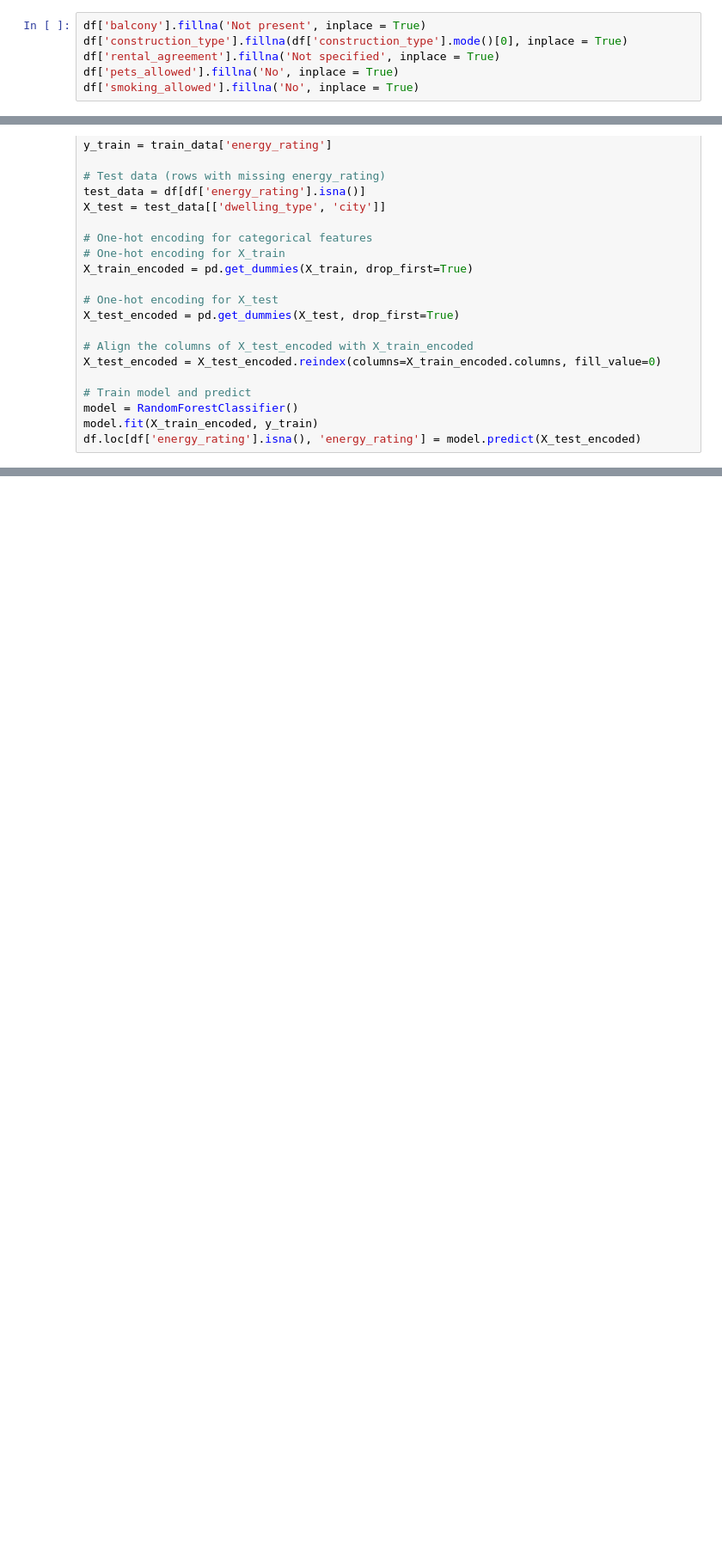
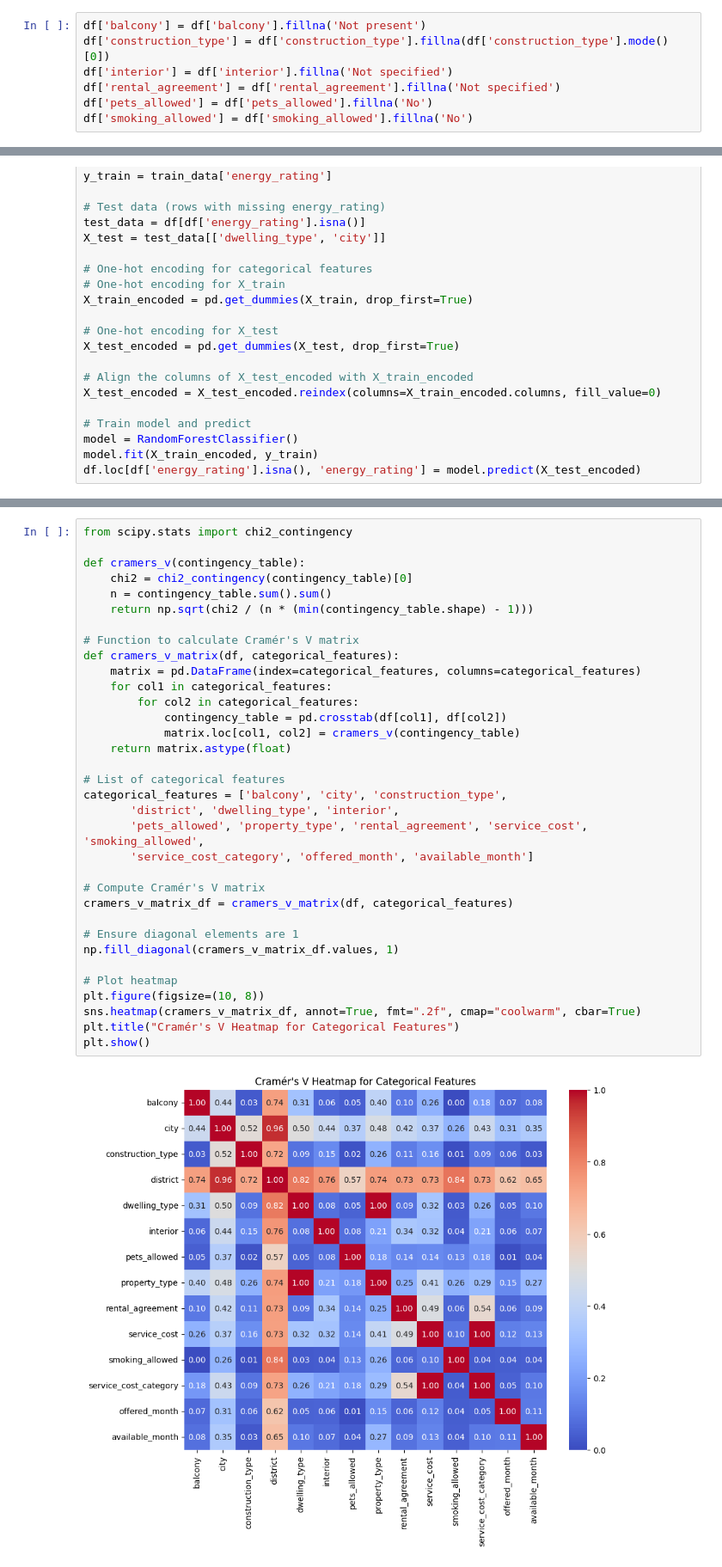
Before and after one commit to Yingtzudai/House-Searching-Helper, a Jupyter notebook: ML models.ipynb, the cells around one changed output, grey strips where cells are left out. Shown at 86% size. Saved outputs shown, nothing was run; the diff lists cells and outputs as text; blank space fills up the shorter version.

```diff
--- a/ML models.ipynb
+++ b/ML models.ipynb
@@ -64,8 +64,9 @@ print(df['pets_allowed'].unique())
 [None 'No' 'Yes']
 [None 'No' 'Yes']
 # %%
-df['balcony'].fillna('Not present', inplace = True)
-df['construction_type'].fillna(df['construction_type'].mode()[0], inplace = True)
-df['rental_agreement'].fillna('Not specified', inplace = True)
-df['pets_allowed'].fillna('No', inplace = True)
-df['smoking_allowed'].fillna('No', inplace = True)
+df['balcony'] = df['balcony'].fillna('Not present')
+df['construction_type'] = df['construction_type'].fillna(df['construction_type'].mode()[0])
+df['interior'] = df['interior'].fillna('Not specified')
+df['rental_agreement'] = df['rental_agreement'].fillna('Not specified')
+df['pets_allowed'] = df['pets_allowed'].fillna('No')
+df['smoking_allowed'] = df['smoking_allowed'].fillna('No')
@@ -262,0 +306,36 @@ df.loc[df['energy_rating'].isna(), 'energy_rating'] = model.predict(X_test_encod
+# %%
+from scipy.stats import chi2_contingency
+
+def cramers_v(contingency_table):
+    chi2 = chi2_contingency(contingency_table)[0]
+    n = contingency_table.sum().sum()
+    return np.sqrt(chi2 / (n * (min(contingency_table.shape) - 1)))
+
+# Function to calculate Cramér's V matrix
+def cramers_v_matrix(df, categorical_features):
+    matrix = pd.DataFrame(index=categorical_features, columns=categorical_features)
+    for col1 in categorical_features:
+        for col2 in categorical_features:
+            contingency_table = pd.crosstab(df[col1], df[col2])
+            matrix.loc[col1, col2] = cramers_v(contingency_table)
+    return matrix.astype(float)
+
+# List of categorical features
+categorical_features = ['balcony', 'city', 'construction_type',
+       'district', 'dwelling_type', 'interior',
+       'pets_allowed', 'property_type', 'rental_agreement', 'service_cost', 'smoking_allowed',
+       'service_cost_category', 'offered_month', 'available_month']
+
+# Compute Cramér's V matrix
+cramers_v_matrix_df = cramers_v_matrix(df, categorical_features)
+
+# Ensure diagonal elements are 1
+np.fill_diagonal(cramers_v_matrix_df.values, 1)
+
+# Plot heatmap
+plt.figure(figsize=(10, 8))
+sns.heatmap(cramers_v_matrix_df, annot=True, fmt=".2f", cmap="coolwarm", cbar=True)
+plt.title("Cramér's V Heatmap for Categorical Features")
+plt.show()
+# %% [output]
+[figure, added]
```
Also changed, not shown: parts of 17 cells of this notebook, 1 other file.
